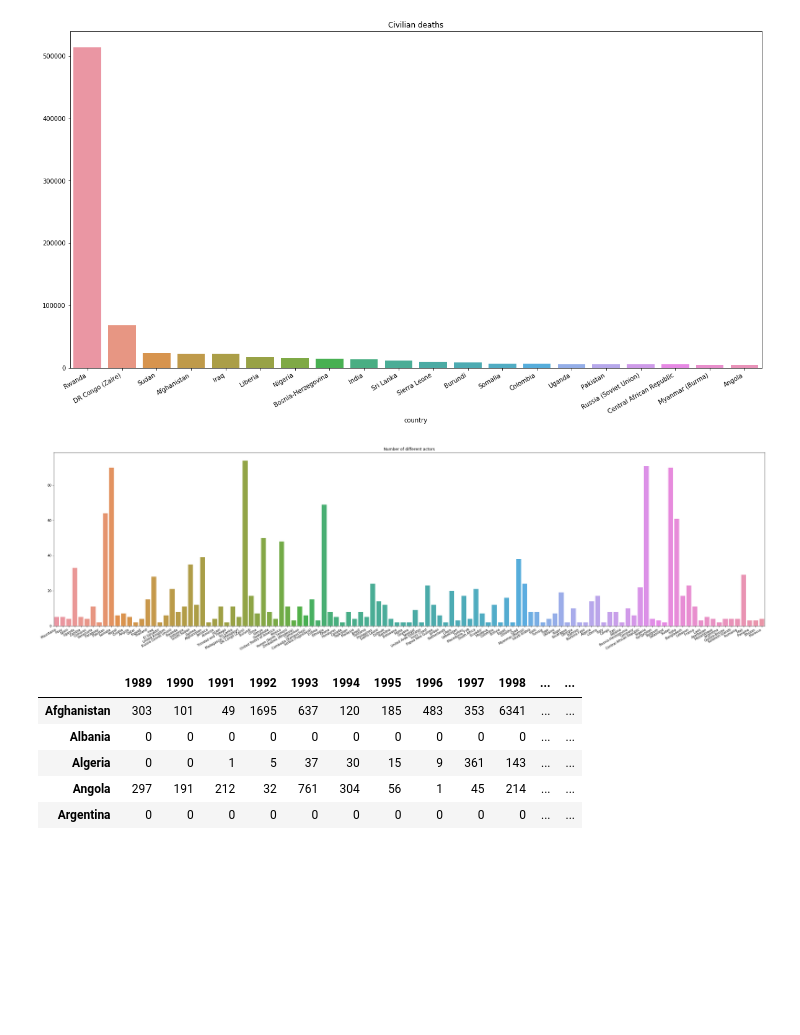
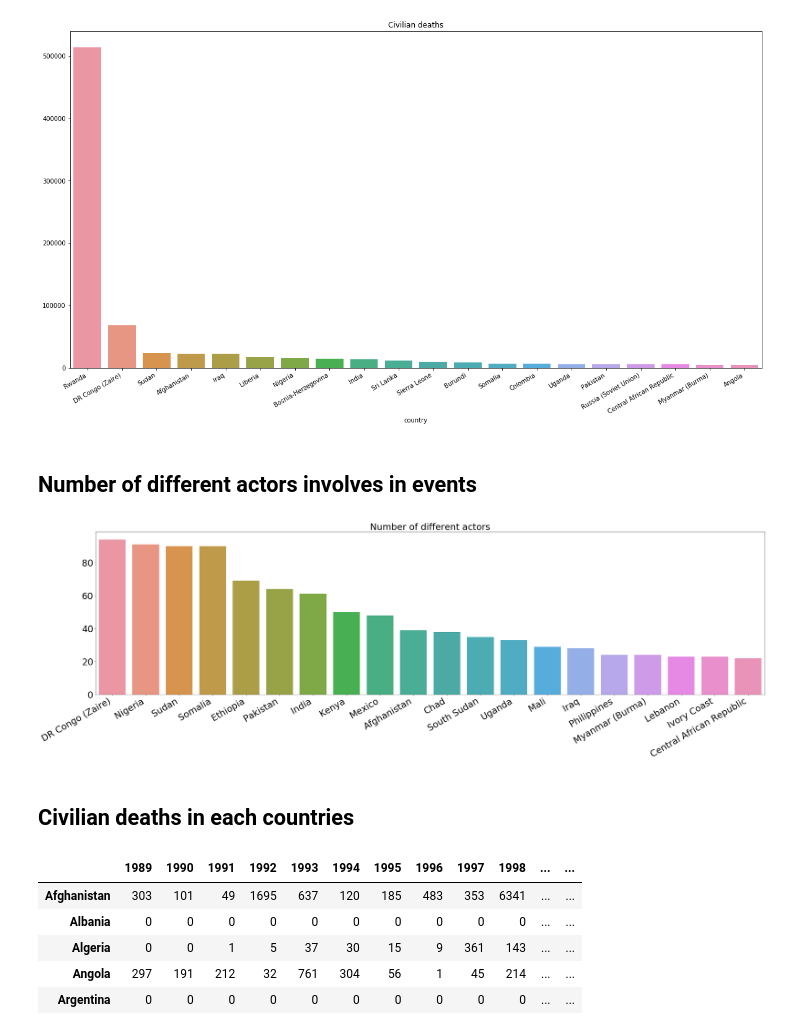
Before and after one commit to armand33/applied_data_analysis_2017, a Jupyter notebook: project/notebooks/Analysis of geographical data.ipynb, the cells around one changed output. Cells and saved outputs as stored; diff of their text form; code cells hidden in the pictures; blank space fills up the shorter version.

```diff
--- a/project/notebooks/Analysis of geographical data.ipynb
+++ b/project/notebooks/Analysis of geographical data.ipynb
@@ -34,6 +152,8 @@ ax.set_title('Civilian deaths')
 plt.show()
 # %% [output]
 [figure]
+# %% [markdown]
+## Number of different actors involves in events
 # %%
 d = dict()
 for i in countries:
@@ -43,13 +163,19 @@ for i in countries:
     s = s.union(set(tmp.loc[:,'side_b'].values))
     d[i] = s
 # %%
+x = list(d.keys())
+y = [i for i in map(lambda x: len(x), d.values())]
+y, x = zip(*sorted(zip(y, x), reverse=True))
 fig, ax = plt.subplots(nrows=1, ncols=1, figsize=(40,10))
-sns.barplot(x=list(d.keys()), y=[i for i in map(lambda x: len(x), d.values())], ax=ax)
-ax.set_xticklabels(list(d.keys()), rotation=30, horizontalalignment='right')
-ax.set_title('Number of different actors')
+sns.barplot(x=x[0:20], y=y[0:20], ax=ax)
+ax.set_xticklabels(x[0:20], rotation=30, horizontalalignment='right', fontsize=30)
+ax.set_yticklabels([0, 20, 40, 60, 80], fontsize=30)
+ax.set_title('Number of different actors', fontsize=30)
 plt.show()
 # %% [output]
-[figure, old version]
+[figure, new version]
+# %% [markdown]
+## Civilian deaths in each countries
 # %%
 year_country = df.groupby(['country', 'year'])['deaths_civilians'].sum()
 tmp = pd.DataFrame(year_country)
```
Also changed, not shown: parts of 21 cells of this notebook, 1 other file.
